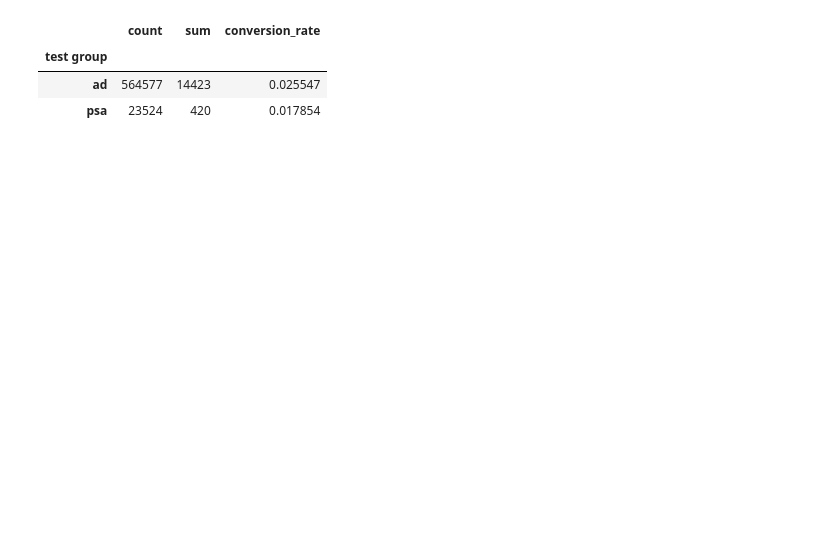
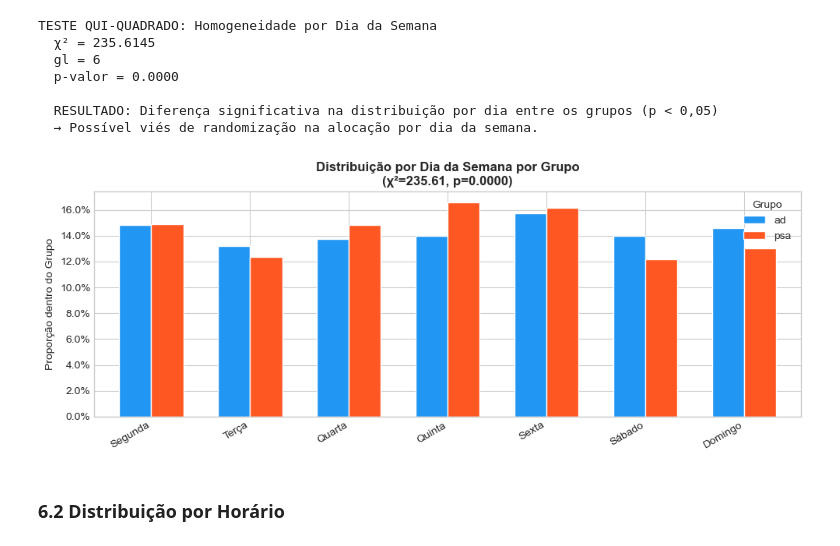
Before and after one commit to Leticia0587/marketing-ab-testing-statistical-inference, a Jupyter notebook: notebooks/01_exploratory_analysis.ipynb, the cells around one changed output. Cells and saved outputs as stored; diff of their text form; code cells hidden in the pictures; blank space fills up the shorter version.

```diff
--- a/notebooks/01_exploratory_analysis.ipynb
+++ b/notebooks/01_exploratory_analysis.ipynb
@@ -149,9 +377,50 @@ np.float64(0.02523886203220195)
 # %%
-summary = df.groupby('test group')['converted'].agg(['count', 'sum','mean',])
-summary.rename(columns={'mean': 'conversion_rate'}, inplace=True)
-summary
+tabela_dias = pd.crosstab(df['most ads day'], df['test group'])
+
+qui2_dia, p_dia, gl_dia, _ = chi2_contingency(tabela_dias)
+
+print('TESTE QUI-QUADRADO: Homogeneidade por Dia da Semana')
+print(f'  χ² = {qui2_dia:.4f}')
+print(f'  gl = {gl_dia}')
+print(f'  p-valor = {p_dia:.4f}')
+print()
+if p_dia < 0.05:
+    print('  RESULTADO: Diferença significativa na distribuição por dia entre os grupos (p < 0,05)')
+    print('  → Possível viés de randomização na alocação por dia da semana.')
+else:
+    print('  RESULTADO: Sem diferença significativa na distribuição por dia (p ≥ 0,05)')
+    print('  → Dia da semana não parece ser uma variável confundidora.')
 # %% [output]
-|  | count | sum | conversion_rate |
-| test group |  |  |  |
-| ad | 564577 | 14423 | 0.025547 |
-| psa | 23524 | 420 | 0.017854 |
+TESTE QUI-QUADRADO: Homogeneidade por Dia da Semana
+  χ² = 235.6145
+  gl = 6
+  p-valor = 0.0000
+
+  RESULTADO: Diferença significativa na distribuição por dia entre os grupos (p < 0,05)
+  → Possível viés de randomização na alocação por dia da semana.
+# %%
+
+prop_dias  = tabela_dias.div(tabela_dias.sum(), axis=1)
+ordem_dias = ['Monday', 'Tuesday', 'Wednesday', 'Thursday', 'Friday', 'Saturday', 'Sunday']
+nomes_dias = ['Segunda', 'Terça', 'Quarta', 'Quinta', 'Sexta', 'Sábado', 'Domingo']
+prop_dias  = prop_dias.reindex(ordem_dias)
+
+fig, ax = plt.subplots(figsize=(10, 4))
+prop_dias.plot(kind='bar', ax=ax, color=['#2196F3', '#FF5722'],
+               width=0.65, edgecolor='white')
+
+ax.set_title(f'Distribuição por Dia da Semana por Grupo\n(χ²={qui2_dia:.2f}, p={p_dia:.4f})',
+             fontsize=12, fontweight='bold')
+ax.set_xlabel('')
+ax.set_ylabel('Proporção dentro do Grupo')
+ax.set_xticklabels(nomes_dias, rotation=30, ha='right')
+ax.yaxis.set_major_formatter(mticker.PercentFormatter(xmax=1, decimals=1))
+ax.legend(title='Grupo')
+
+plt.tight_layout()
+plt.savefig('../outputs/randomizacao_dia.png', dpi=150, bbox_inches='tight')
+plt.show()
+# %% [output]
+[figure, added]
+# %% [markdown]
+### 6.2 Distribuição por Horário
```
Also changed, not shown: parts of 58 cells of this notebook, 10 other files.
